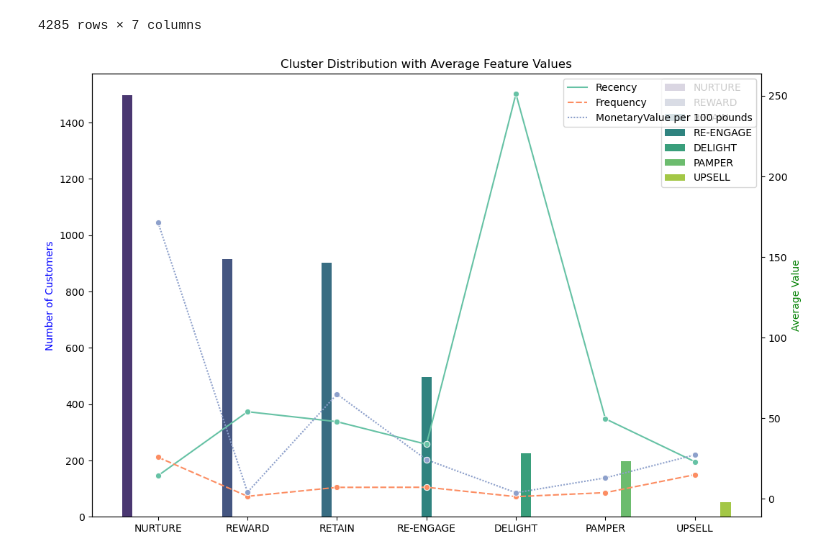
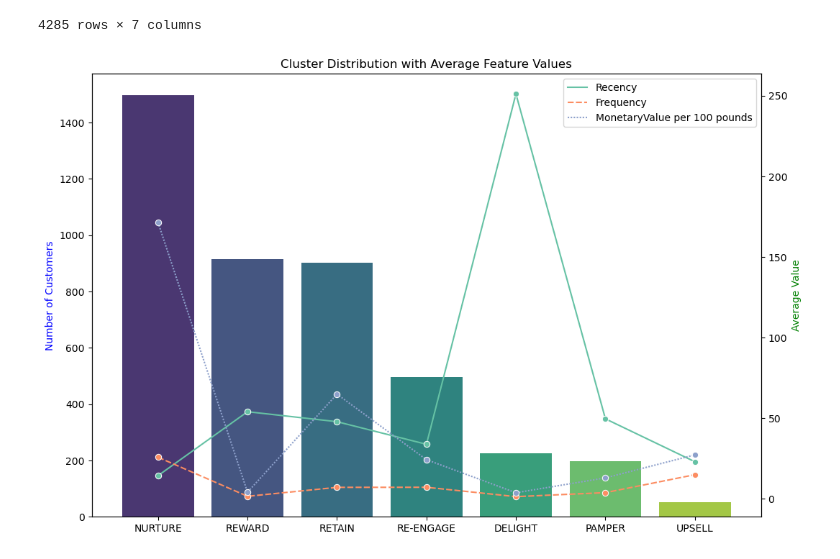
Before and after one commit to ramanuj-sharma/Sales_Analysis_and_Customer_segmentation, a Jupyter notebook: online_retail_data_clustering_2010.ipynb, the cells around one changed output. Cells and saved outputs as stored; diff of their text form; code cells hidden in the pictures.

```diff
--- a/online_retail_data_clustering.ipynb
+++ b/online_retail_data_clustering_2010.ipynb
@@ -759,19 +790,19 @@ full_clustering_df
 # %%
 cluster_counts = full_clustering_df['ClusterLabel'].value_counts()
 full_clustering_df["MonetaryValue per 100 pounds"] = full_clustering_df["MonetaryValue"] / 100.00
 feature_means = full_clustering_df.groupby('ClusterLabel')[['Recency', 'Frequency', 'MonetaryValue per 100 pounds']].mean()
 
 fig, ax1 = plt.subplots(figsize=(12, 8))
 
-sns.barplot(x=cluster_counts.index, y=cluster_counts.values, ax=ax1, palette='viridis', hue=cluster_counts.index)
+sns.barplot(x=cluster_counts.index, y=cluster_counts.values, ax=ax1, palette='viridis')
 ax1.set_ylabel('Number of Customers', color='b')
 ax1.set_title('Cluster Distribution with Average Feature Values')
 
 ax2 = ax1.twinx()
 
 sns.lineplot(data=feature_means, ax=ax2, palette='Set2', marker='o')
 ax2.set_ylabel('Average Value', color='g')
 
 plt.show()
 # %% [output]
-[figure, old version]
+[figure, new version]
```
Also changed, not shown: parts of 53 cells of this notebook, 1 other file.
